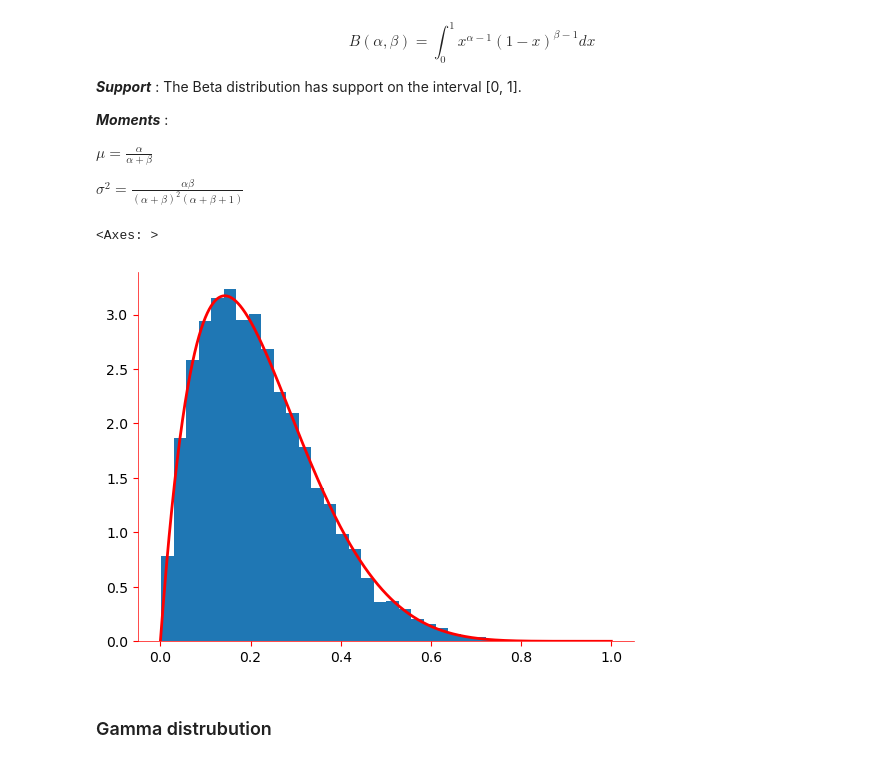
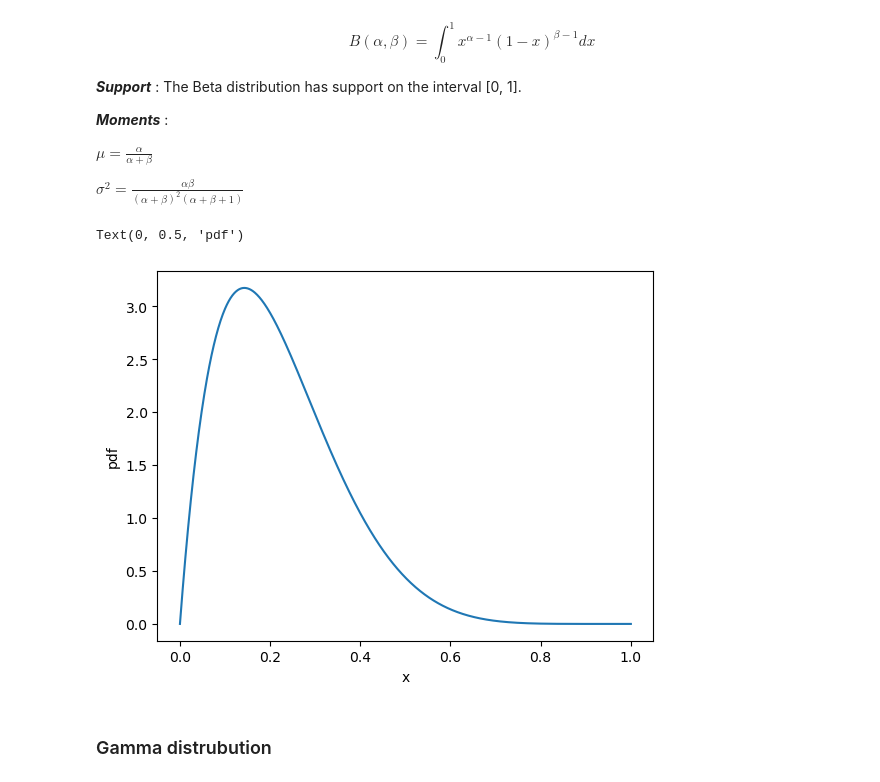
Before and after one commit to rishabh-mondal/Rishabh-mondal.github.io, a Jupyter notebook: posts/Sampling_distributions.ipynb, the cells around one changed output. Saved outputs shown, nothing was run; the diff lists cells and outputs as text; code cells hidden in the pictures.

```diff
--- a/posts/Sampling_distributions.ipynb
+++ b/posts/Sampling_distributions.ipynb
@@ -294,20 +197,16 @@ $\sigma^2 = \frac{\alpha \beta}{(\alpha + \beta)^2 (\alpha + \beta + 1)}$
 # %%
 alpha = 2
 beta = 7
 # Create a Beta distribution object
 beta_dist = torch.distributions.Beta(alpha, beta)
-samples = beta_dist.sample((n_samples,))
-samples_np = samples.numpy()
-plt.hist(samples_np, bins=30, density=True)
-
-# Plot the probability density function (PDF)
-x = torch.linspace(0, 1, n_samples)
-pdf = beta_dist.log_prob(x).exp()
-plt.plot(x.numpy(), pdf.numpy(), 'r-', linewidth=2)
-format_axes(plt.gca())
+x = np.linspace(0, 1, 1000)
+pdf = beta_dist.log_prob(torch.tensor(x)).exp()
+plt.plot(x, pdf)
+plt.xlabel("x")
+plt.ylabel("pdf")
 # %% [output]
-<Axes: >
+Text(0, 0.5, 'pdf')
-[figure, old version]
+[figure, new version]
 # %% [markdown]
 ### Gamma distrubution
 # %%
```
Also changed, not shown: parts of 39 cells of this notebook, 22 other files.
